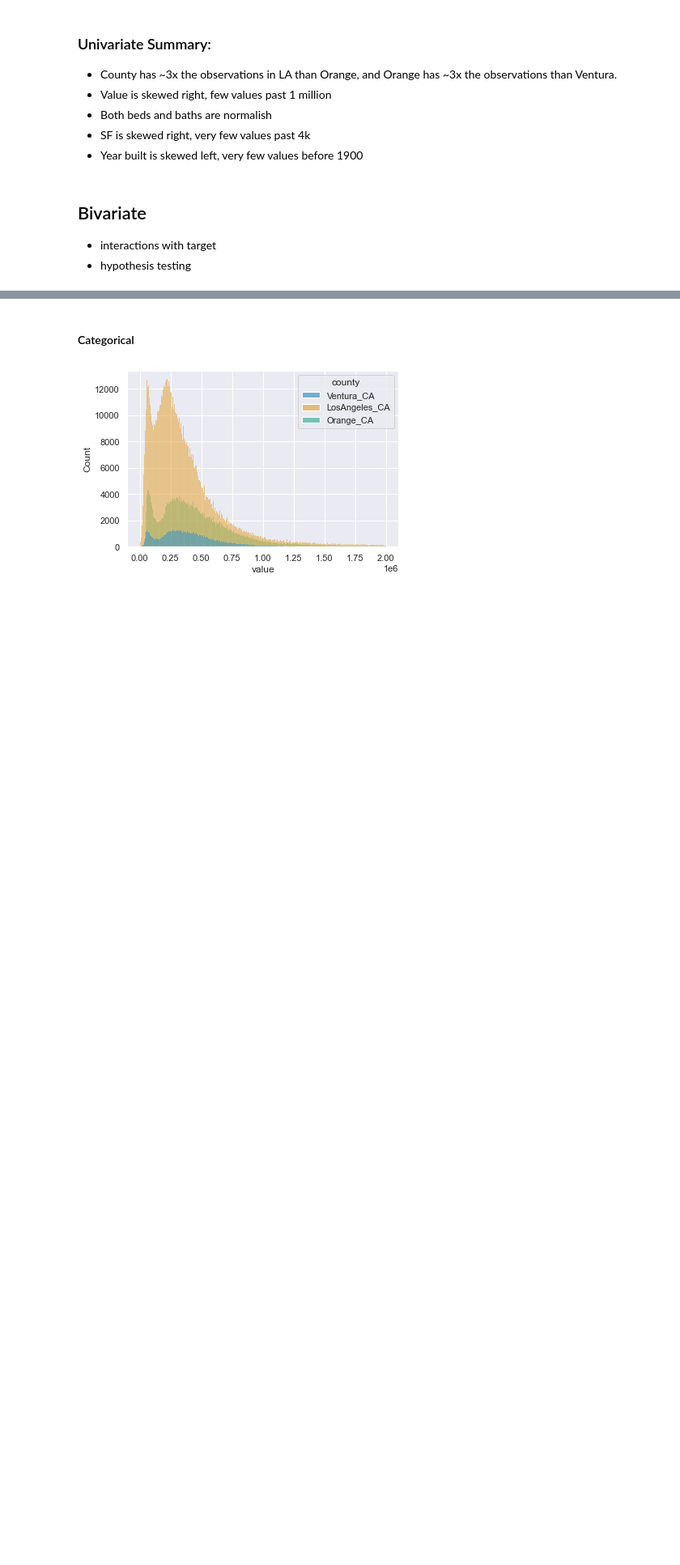
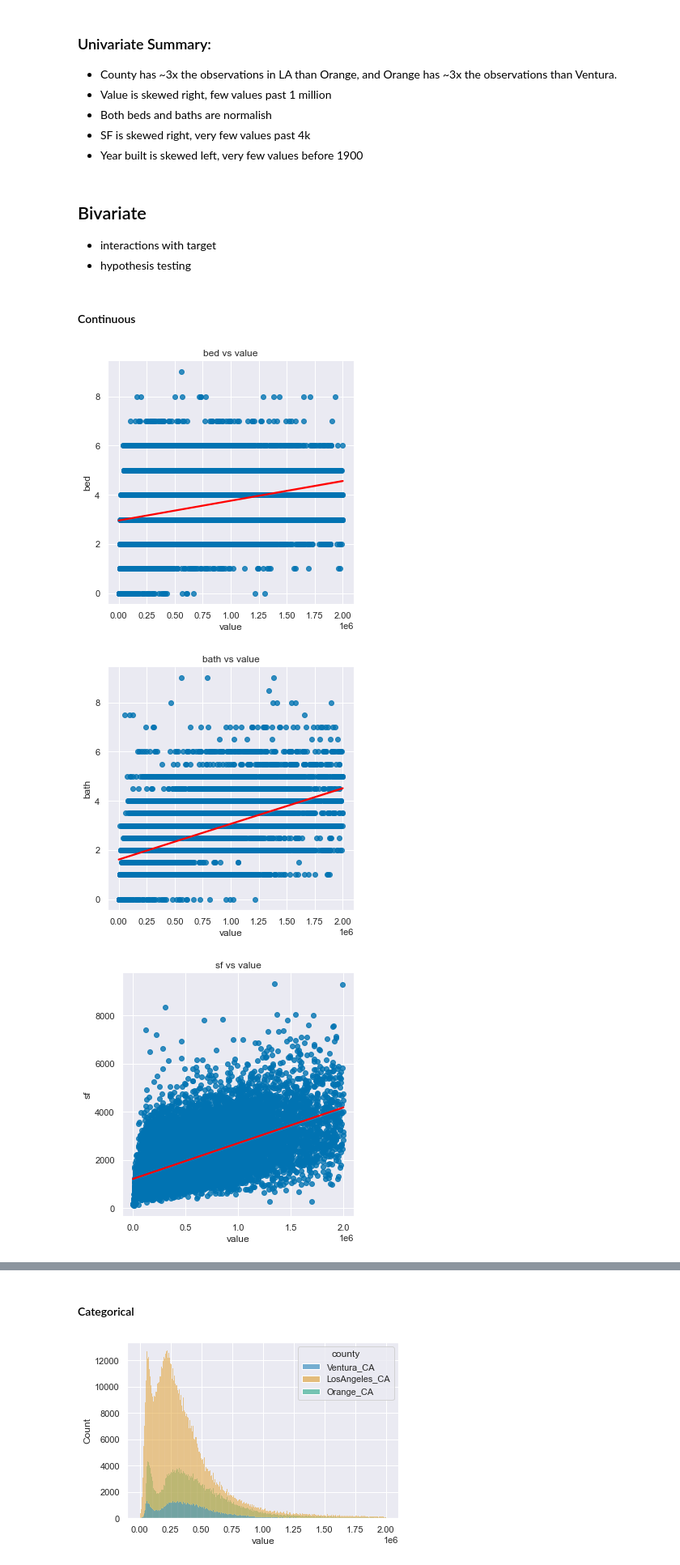
Before and after one commit to Cayt-Schlichting/regression-exercises, a Jupyter notebook: eda.ipynb, the cells around one changed output, grey strips where cells are left out. Shown at 81% size. Saved outputs shown, nothing was run; the diff lists cells and outputs as text; code cells hidden in the pictures; blank space fills up the shorter version.

```diff
--- a/eda.ipynb
+++ b/eda.ipynb
@@ -120,3 +120,5 @@ plt.tight_layout()
 ## Bivariate
 - interactions with target
 - hypothesis testing
+# %% [markdown]
+#### Continuous
@@ -122,0 +158,6 @@ plt.tight_layout()
+# %%
+plot_variable_pairs(tr_eda)
+# %% [output]
+[figure, added]
+[figure, added]
+[figure, added]
```
Also changed, not shown: parts of 4 cells of this notebook, 3 other files.
